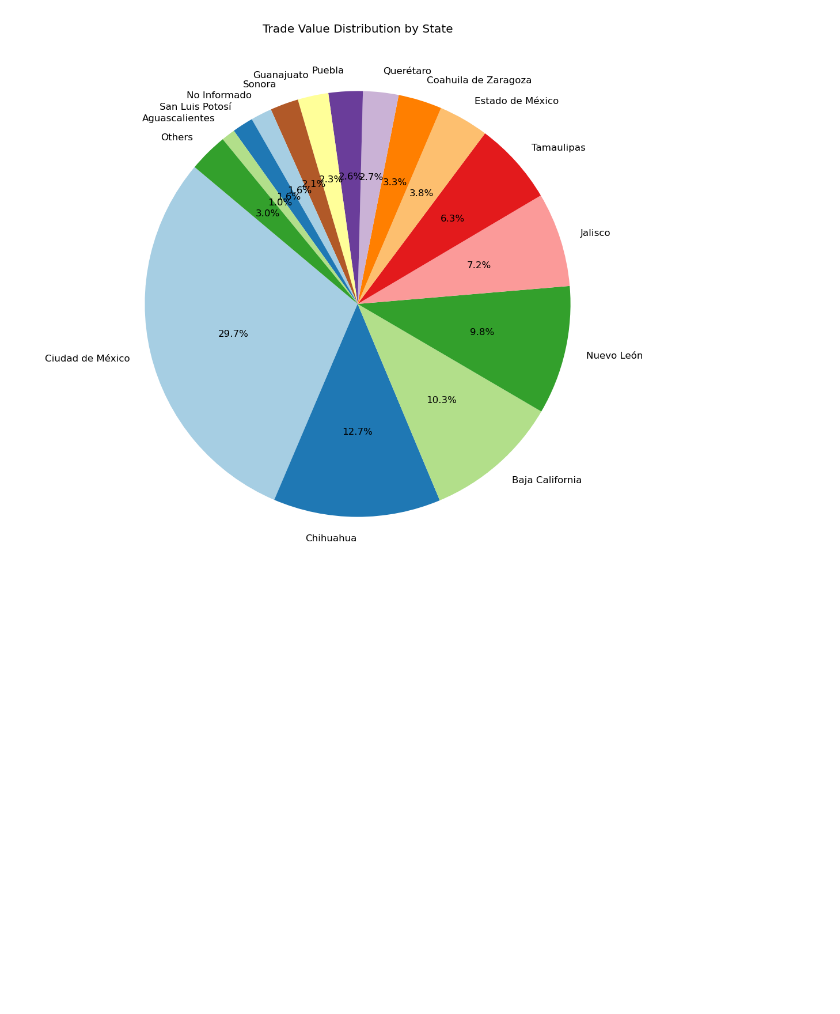
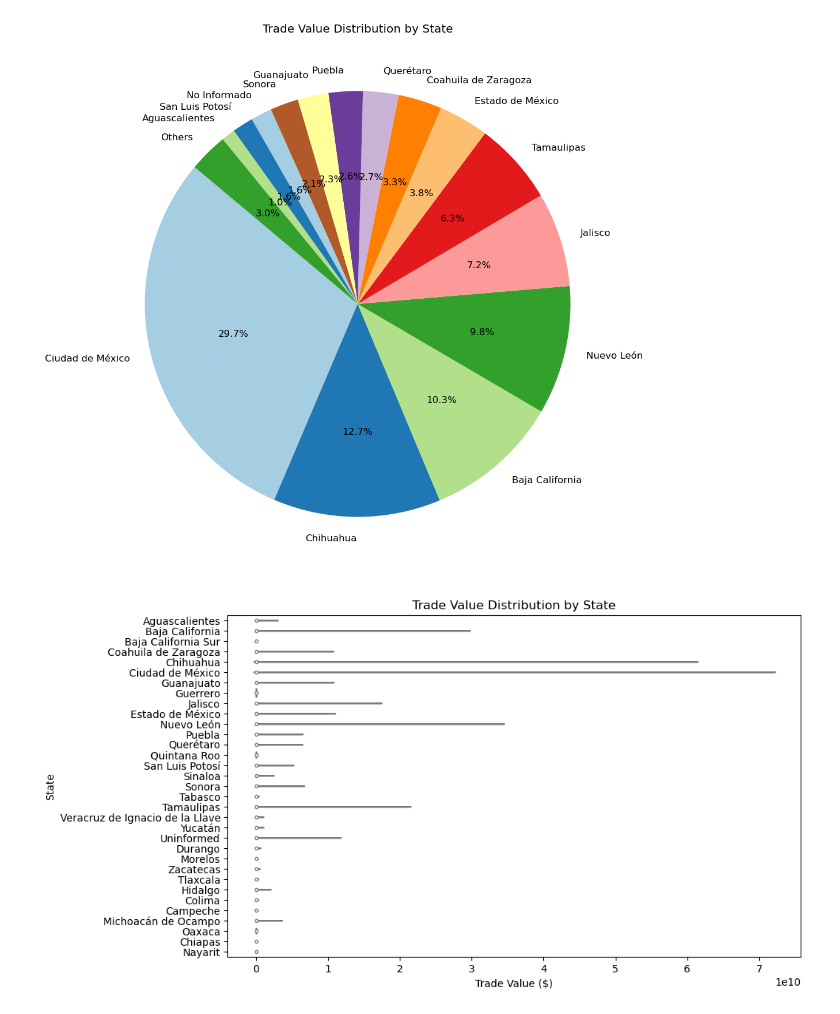
Before and after one commit to davidgirma/project1-team2, a Jupyter notebook: Foreign_Trade_Plots.ipynb, the cells around one changed output. Drawn from its saved outputs; the diff is of its cells as text; code cells hidden in the pictures; blank space fills up the shorter version.

```diff
--- a/Foreign_Trade_Plots.ipynb
+++ b/Foreign_Trade_Plots.ipynb
@@ -103,3 +112,12 @@ plt.title('Trade Value Distribution by State')
 plt.show()
 # %% [output]
 [figure]
+# %%
+plt.figure(figsize=(10, 6))
+sns.violinplot(x='Trade Value', y='State', data=df1, orient='h', palette="Pastel1")
+plt.title('Trade Value Distribution by State')
+plt.xlabel('Trade Value ($)')
+plt.ylabel('State')
+plt.show()
+# %% [output]
+[figure, added]
```
Also changed, not shown: parts of 7 cells of this notebook, 3 other files.
